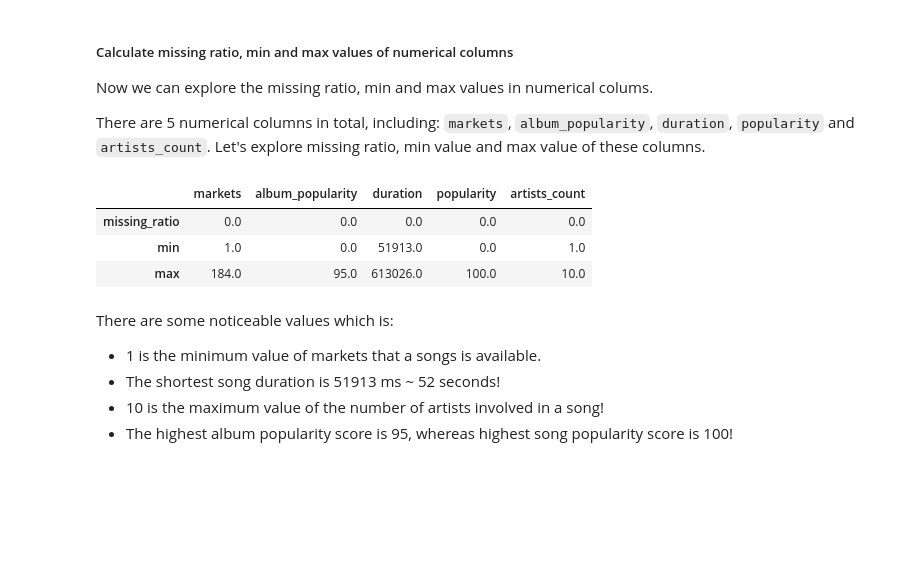
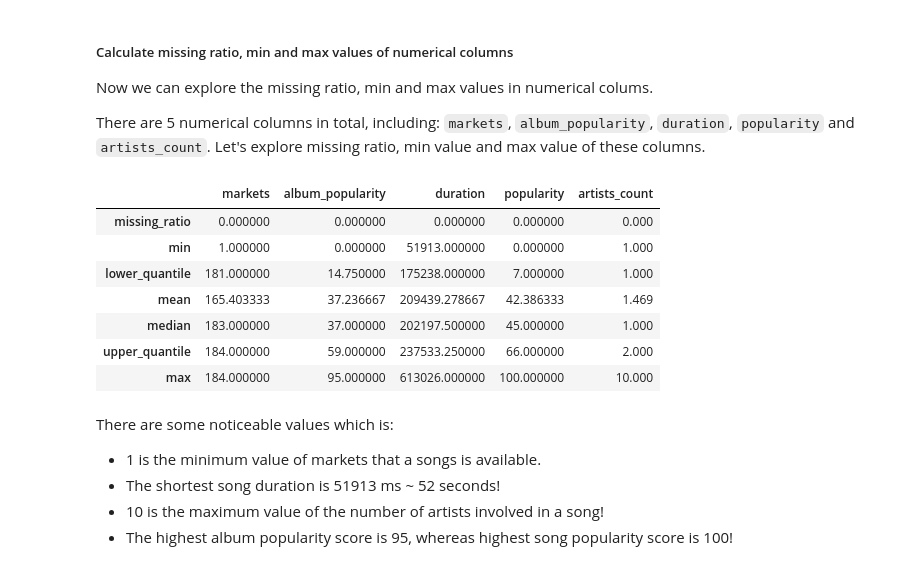
Before and after one commit to quytrungg/Final_Project_CSC14119, a Jupyter notebook: data_exploration/components/songs_data_exploration.ipynb, the cells around one changed output. Cells and saved outputs as stored; diff of their text form; code cells hidden in the pictures; blank space fills up the shorter version.

```diff
--- a/data_exploration/components/songs_data_exploration.ipynb
+++ b/data_exploration/components/songs_data_exploration.ipynb
@@ -179,6 +239,18 @@ def diff_vals(c):
     if c.all() == songs_df['genres'].all() or c.all() == songs_df['artist'].all():
         return c.str.split(',').explode().value_counts().keys().to_list()
     return c.dropna().unique()
+
+def lower_quantile(c):
+    return c.describe()['25%']
+
+def upper_quantile(c):
+    return c.describe()['75%']
+
+def mean(c):
+    return c.mean()
+
+def median(c):
+    return c.median()
 # %% [markdown]
 For categorical columns, we need to specify what is the missing ratio, number of unique values and list all of the unique values. There are 3 categorical columns in the dataset: `genres`, `artist` and `album`.
 # %%
@@ -233,13 +305,17 @@ Now we can explore the missing ratio, min and max values in numerical colums.
 
 There are 5 numerical columns in total, including: `markets`, `album_popularity`, `duration`, `popularity` and `artists_count`. Let's explore missing ratio, min value and max value of these columns.
 # %%
-numeric_cols_des = songs_df[songs_df.describe().columns].agg([missing_ratio, min, max])
+numeric_cols_des = songs_df[songs_df.describe().columns].agg([missing_ratio, min, lower_quantile, mean, median, upper_quantile, max])
 numeric_cols_des
 # %% [output]
 |  | markets | album_popularity | duration | popularity | artists_count |
-| missing_ratio | 0.0 | 0.0 | 0.0 | 0.0 | 0.0 |
-| min | 1.0 | 0.0 | 51913.0 | 0.0 | 1.0 |
-| max | 184.0 | 95.0 | 613026.0 | 100.0 | 10.0 |
+| missing_ratio | 0.000000 | 0.000000 | 0.000000 | 0.000000 | 0.000 |
+| min | 1.000000 | 0.000000 | 51913.000000 | 0.000000 | 1.000 |
+| lower_quantile | 181.000000 | 14.750000 | 175238.000000 | 7.000000 | 1.000 |
+| mean | 165.403333 | 37.236667 | 209439.278667 | 42.386333 | 1.469 |
+| median | 183.000000 | 37.000000 | 202197.500000 | 45.000000 | 1.000 |
+| upper_quantile | 184.000000 | 59.000000 | 237533.250000 | 66.000000 | 2.000 |
+| max | 184.000000 | 95.000000 | 613026.000000 | 100.000000 | 10.000 |
 # %% [markdown]
 There are some noticeable values which is:
 - 1 is the minimum value of markets that a songs is available.
```
Also changed, not shown: parts of 19 cells of this notebook, 4 other files.
